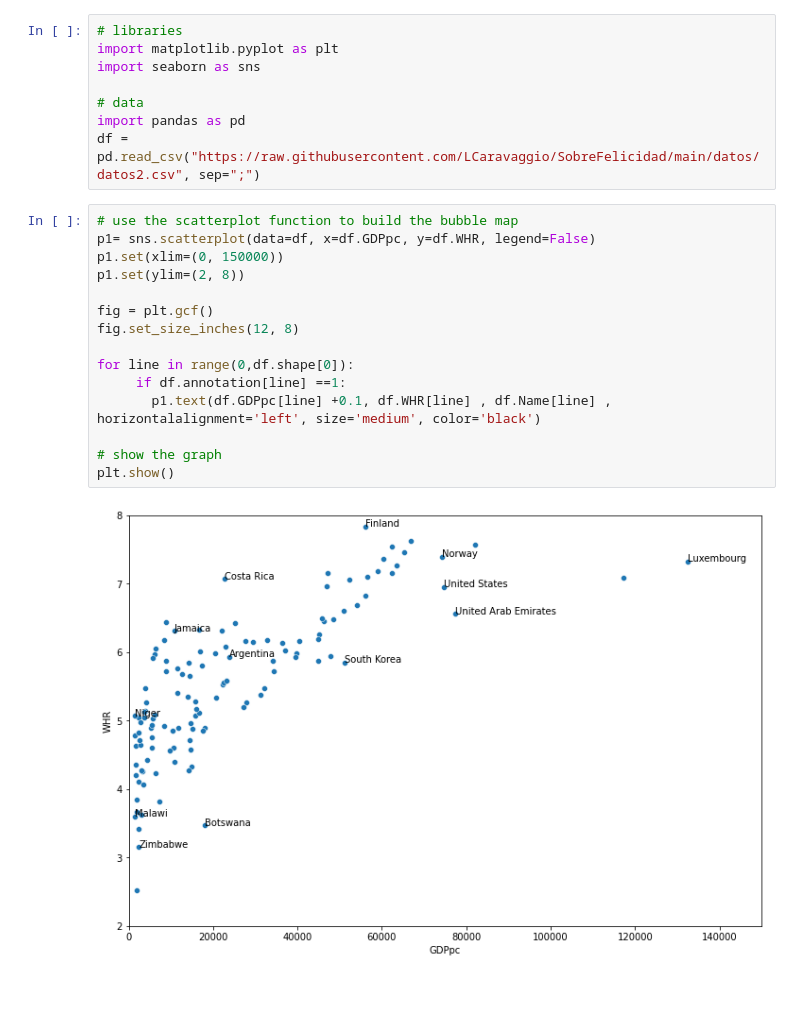
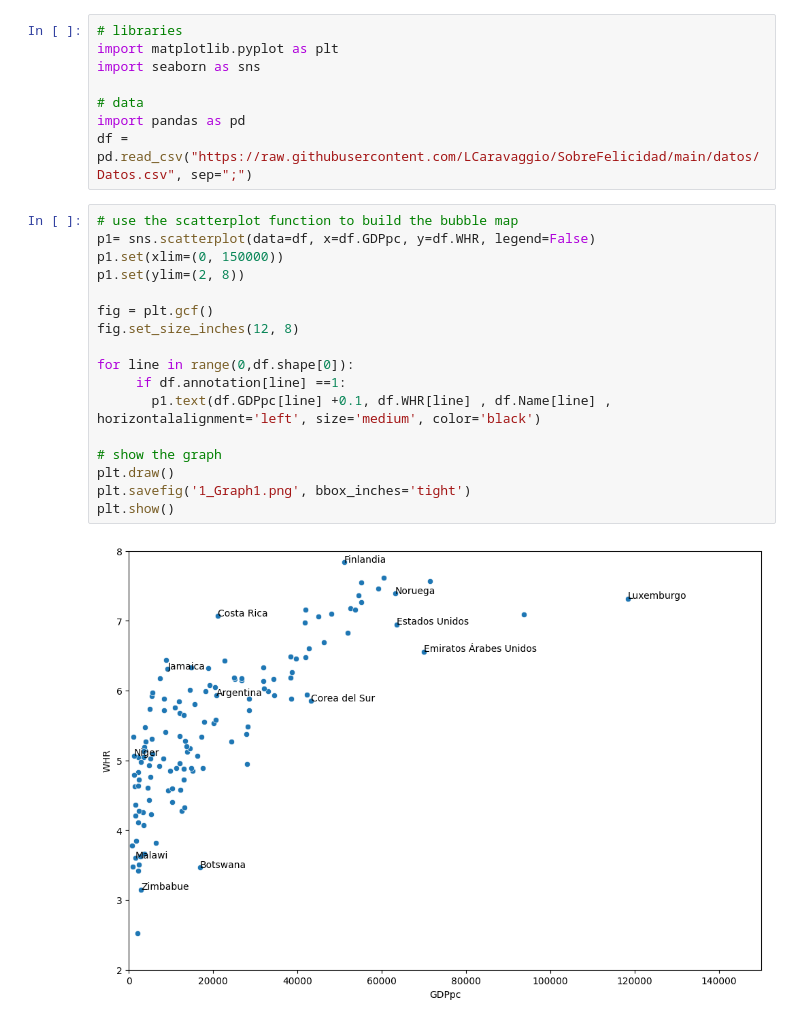
Before and after one commit to LCaravaggio/SobreFelicidad, a Jupyter notebook: Graficos.ipynb, the cells around one changed output. Drawn from its saved outputs; the diff is of its cells as text; blank space fills up the shorter version.

```diff
--- a/Graficos.ipynb
+++ b/Graficos.ipynb
@@ -7,24 +7,26 @@ import seaborn as sns
 
 # data
 import pandas as pd
-df = pd.read_csv("https://raw.githubusercontent.com/LCaravaggio/SobreFelicidad/main/datos/datos2.csv", sep=";")
+df = pd.read_csv("https://raw.githubusercontent.com/LCaravaggio/SobreFelicidad/main/datos/Datos.csv", sep=";")
 # %%
 # use the scatterplot function to build the bubble map
 p1= sns.scatterplot(data=df, x=df.GDPpc, y=df.WHR, legend=False)
 p1.set(xlim=(0, 150000))
 p1.set(ylim=(2, 8))
 
 fig = plt.gcf()
 fig.set_size_inches(12, 8)
 
 for line in range(0,df.shape[0]):
      if df.annotation[line] ==1:
        p1.text(df.GDPpc[line] +0.1, df.WHR[line] , df.Name[line] , horizontalalignment='left', size='medium', color='black')
 
 # show the graph
+plt.draw()
+plt.savefig('1_Graph1.png', bbox_inches='tight')
 plt.show()
 # %% [output]
-[figure, old version]
+[figure, new version]
 # %%
 p2=sns.scatterplot(data=df, x=df.Gini, y=df.WHR, legend=False)
 p2.set(xlim=(20, 70))
```
Also changed, not shown: parts of 1 cell of this notebook.
